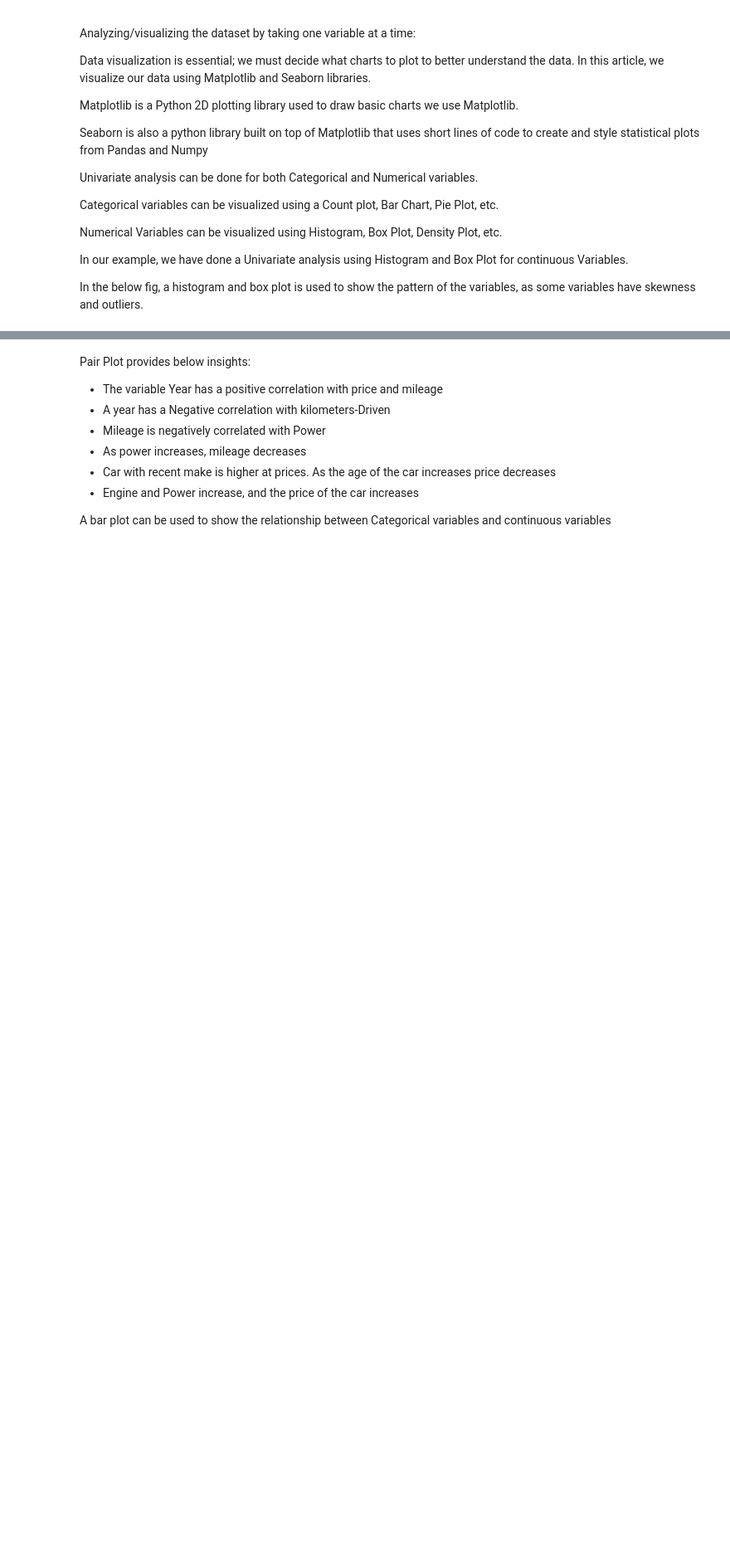
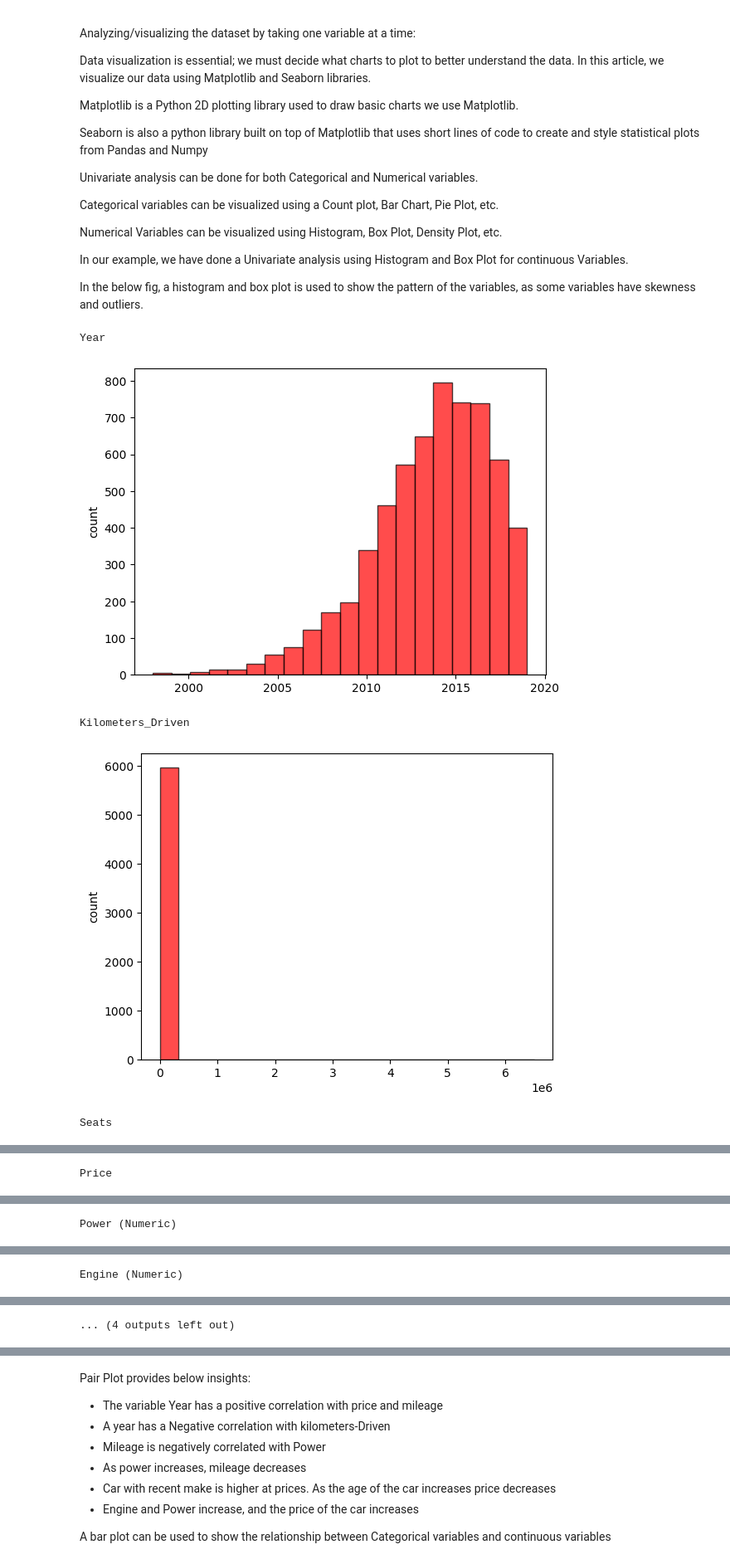
Before and after one commit to 1sumer/Python, a Jupyter notebook: EDA/Car/Car/Simple CAR EDA.ipynb, the cells around one changed output, grey strips where cells are left out. Shown at 83% size. Cells and saved outputs as stored; diff of their text form; code cells hidden in the pictures; blank space fills up the shorter version.

```diff
--- a/EDA/Car/Car/Simple CAR EDA.ipynb
+++ b/EDA/Car/Car/Simple CAR EDA.ipynb
@@ -148 +208,6 @@ Introducing a new column, “Car_Age” to know the age of the car
+# %%
+data[['Mileage (Numeric)', 'Unit']] = data['Mileage'].str.split(' ', expand=True)
+data['Mileage (Numeric)'] = data['Mileage (Numeric)'].astype('float')
+# %%
+data.drop('Unit', axis=1, inplace=True)
 # %%
@@ -152,5 +216,5 @@ data.head()
 Since car names will not be great predictors of the price in our current data. But we can process this column to extract important information using brand and Model names. Let’s split the name and introduce new variables “Brand” and “Model”
 # %%
 data['Brand'] = data.Name.str.split().str.get(0)
-data['Model'] = data.Name.str.split().str.get(1) + data.Name.str.split().str.get(2)
+data['Model'] = data.Name.str.split().str.get(1) + ' ' + data.Name.str.split().str.get(2)
 data[['Name','Brand','Model']]
@@ -164,0 +274,24 @@ data["Brand"].replace({"ISUZU": "Isuzu", "Mini": "Mini Cooper","Land":"Land Rove
+# %%
+data["Model"].replace({
+    "ciaz vdi": "Ciaz VDI", "Ciaz VDi":"Ciaz VDI",
+    "nano lx": "Nano LX","Nano Lx":"Nano LX",
+    "swift zdi":"Swift ZDI", "Swift ZDi":"Swift ZDI",
+    "alto vxi":"Alto VXi", "Alto Vxi":"Alto VXi",
+    "zen vxi":"Zen VXI","Zen VXi":"Zen VXI",
+    "swift vdi":"Swift VDI","Swift VDi":"Swift VDI",
+    "sx4 zxi":"SX4 ZXI","SX4 Zxi":"SX4 ZXI",
+    "ritz vdi":"Ritz VDI", "Ritz VDi":"Ritz VDI",
+    "alto lxi":"Alto LXI","Alto LXi":"Alto LXI",
+    "ritz zxi":"Ritz ZXI", "Ritz ZXi":"Ritz ZXI",
+    "ritz vxi":"Ritz VXI", "Ritz VXi":"Ritz VXI",
+    "ritz lxi":"Ritz LXI", "Ritz LXi":"Ritz LXI",
+    "swift vxi":"Swift VXI","Swift VXi":"Swift VXI",
+    "swift lxi":"Swift LXI","Swift Lxi":"Swift LXI",
+    "swift ldi":"Swift LDI", "Swift Ldi":"Swift LDI",
+    "ecosport 1.5":"EcoSport 1.5", "Ecosport 1.5":"EcoSport 1.5",
+    "nano cx":"Nano CX", "Nano Cx":"Nano CX",
+    "ecosport 1.0":"EcoSport 1.0","Ecosport 1.0":"EcoSport 1.0",
+    "zen lxi":"Zen LXI","Zen LXi":"Zen LXI",
+    "swift vdi":"Swift VDI", "Swift Vdi":"Swift VDI",
+    "swift lxi":"Swift LXI", "Swift Lxi":"Swift LXI", "Swift LXi":"Swift LXI",
+    }, inplace=True)
@@ -234,7 +431,13 @@ In the below fig, a histogram and box plot is used to show the pattern of the va
 # %%
 for col in num_cols:
     print(col)
     plt.subplot(1, 1, 1)
-    data[col].hist(grid=False)
+    data[col].hist(grid=False, bins=20, edgecolor='black', alpha=0.7, color='red')
     plt.ylabel('count')
     plt.show()
+# %% [output]
+Year
+[figure, added]
+Kilometers_Driven
+[figure, added]
+Seats
@@ -240,0 +445 @@ for col in num_cols:
+Price
@@ -240,0 +447 @@ for col in num_cols:
+Power (Numeric)
@@ -240,0 +449 @@ for col in num_cols:
+Engine (Numeric)
@@ -240,0 +451 @@ for col in num_cols:
+... (4 outputs left out)
```
Also changed, not shown: parts of 37 cells of this notebook.
